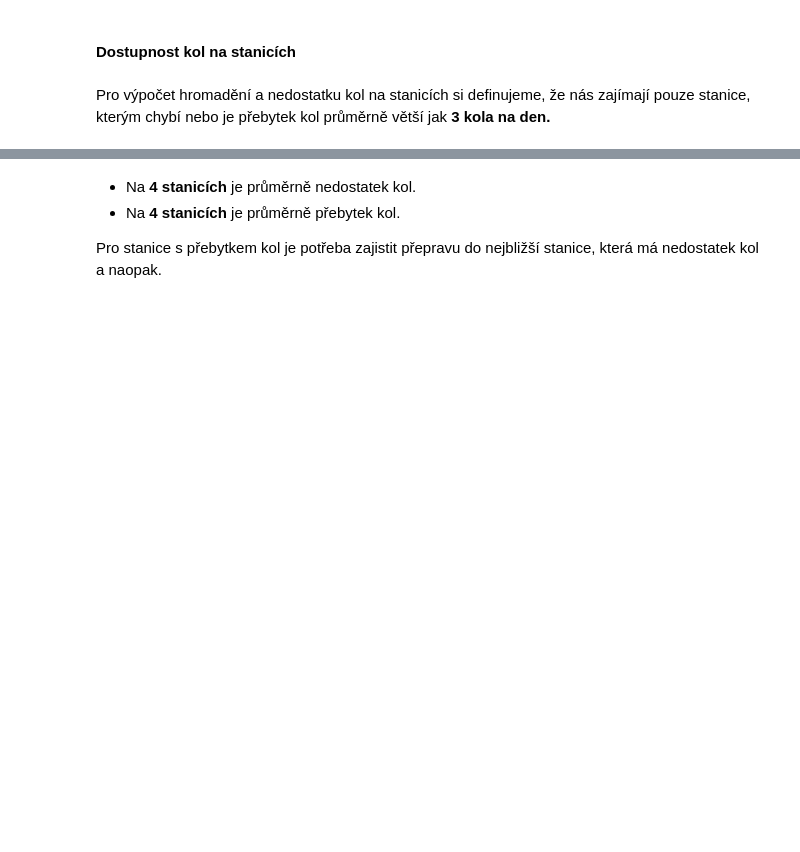
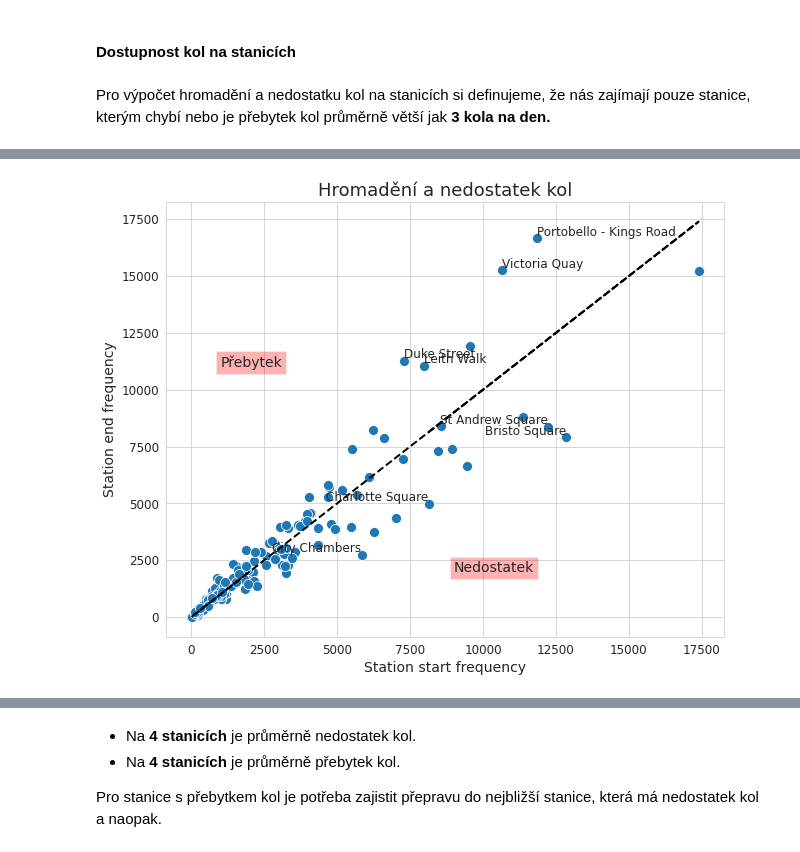
Before and after one commit to 9berny9/bikes, a Jupyter notebook: bikes_process.ipynb, the cells around one changed output, grey strips where cells are left out. Drawn from its saved outputs; the diff is of its cells as text; code cells hidden in the pictures; blank space fills up the shorter version.

```diff
--- a/bikes_process.ipynb
+++ b/bikes_process.ipynb
@@ -648,3 +662,31 @@ df_s_new
+# %%
+# graf nadbytku kol
+plt.rcParams['font.size'] = '12'
+fig, ax = plt.subplots(figsize=(10,8))
+sns.set_style('whitegrid')
+sns.scatterplot(data=df_s_new, x='start_frequency', y='end_frequency', ax=ax, s=100)
+plt.title('Hromadění a nedostatek kol', fontsize=18)
+plt.xlabel('Station start frequency', fontsize=14)
+plt.ylabel('Station end frequency', fontsize=14)
+# vykreslení identity line:
+x = df_s_new['start_frequency']
+plt.plot(x, x, color='k', linestyle='--', linewidth=2)
+
+# Anotace bodů s největším rozdílem:
+masks = [(df_s_new['bikes_on_stations'] > rent_diff), (df_s_new['bikes_on_stations'] < - rent_diff)]
+for i in range(2):
+  x = df_s_new['start_frequency'][masks[i]]
+  y = df_s_new['end_frequency'][masks[i]]
+  names = df_s_new['name'][masks[i]]
+  if i == 0:
+    texts = [plt.text(x1, y1, name, ha='right', va='bottom') for x1, y1, name in zip(x, y, names)]
+  elif i == 1:
+    texts = [plt.text(x1, y1, name, ha='left', va='bottom') for x1, y1, name in zip(x, y, names)]
+plt.text(1000, 11000, 'Přebytek', fontsize=14, bbox=dict(facecolor='red', alpha=0.3))
+plt.text(9000, 2000, 'Nedostatek', fontsize=14, bbox=dict(facecolor='red', alpha=0.3 ))
+plt.show()
+# %% [output]
+[figure, added]
 # %%
 # nedostatek kol
 not_enough = df_s_new[df_s_new["bikes_on_stations"] >= rent_diff].sort_values(by="bikes_on_stations")
```
Also changed, not shown: parts of 10 cells of this notebook.
